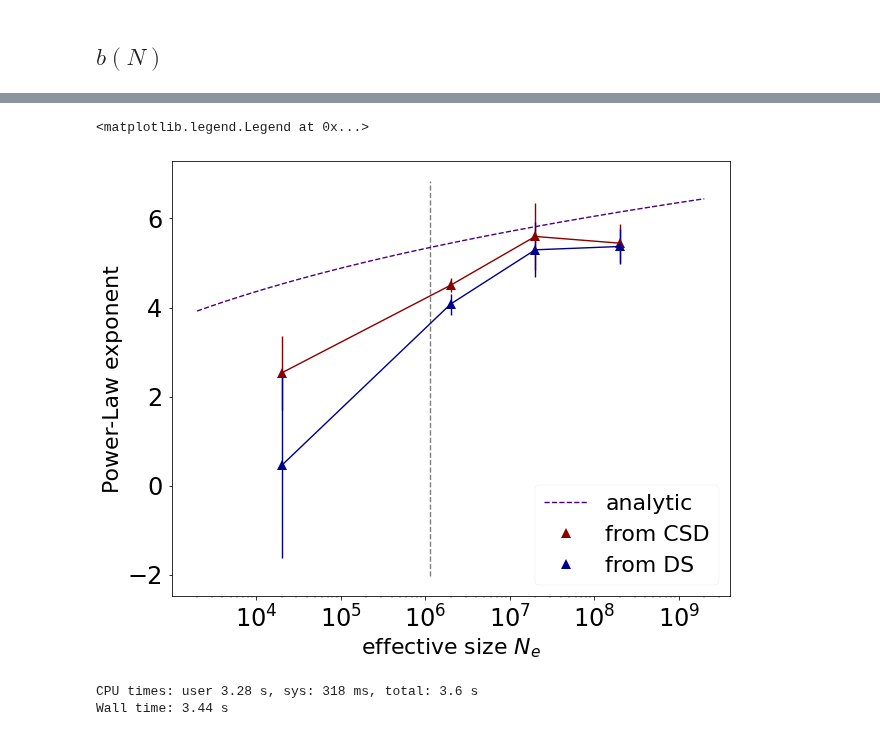
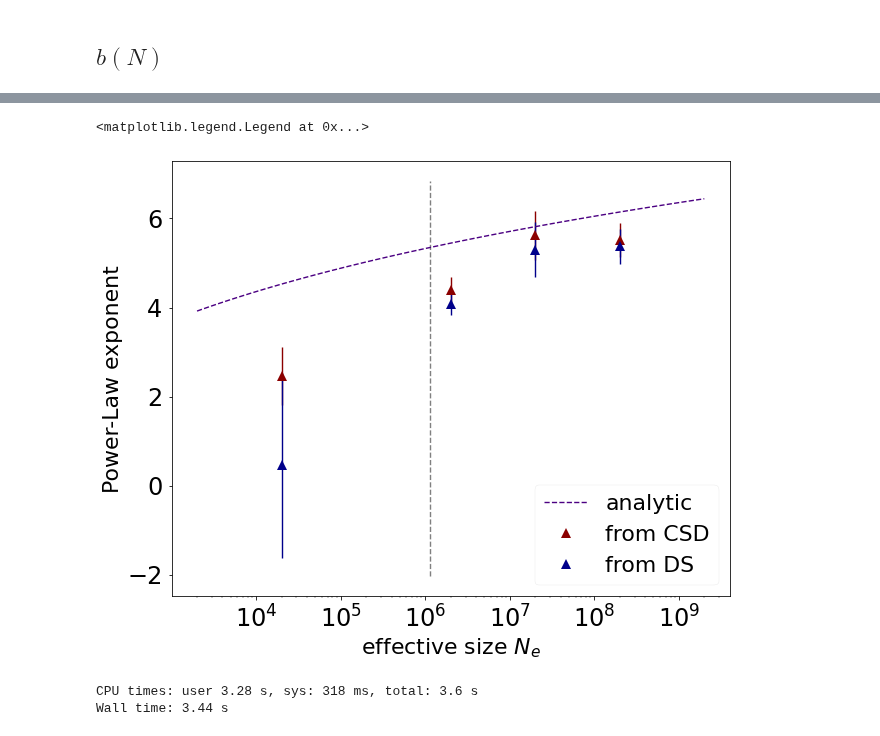
Before and after one commit to betoto008/Affinity_maturation, a Jupyter notebook: Jupyter_Notebooks/1_Dynamics.ipynb, the cells around one changed output, grey strips where cells are left out. Saved outputs shown, nothing was run; the diff lists cells and outputs as text; code cells hidden in the pictures.

```diff
--- a/Jupyter_Notebooks/1_Dynamics.ipynb
+++ b/Jupyter_Notebooks/1_Dynamics.ipynb
@@ -211,7 +211,7 @@ fig, ax = plt.subplots(figsize = (10,8))
 for k, N_dynamics in enumerate(Ns_dynamics):
     # ------- from clone size distribution -------
     data_bcells_ensemble = np.loadtxt(Text_files_path + 'Dynamics/Ensemble/bcells_ensemble_L-%d_N-%d_Antigen-'%(L, N_dynamics)+antigen+'_beta-%.1f_nu-%.1f_gamma-%.3f.txt'%(beta, nu, gamma))
-    clone_size_distribution = np.histogram(data_bcells_ensemble, bins = np.logspace(0,np.log10(np.max(data_bcells_ensemble)),19), density = True)
+    clone_size_distribution = np.histogram(data_bcells_ensemble, bins = np.logspace(0,np.log10(np.max(data_bcells_ensemble)),20), density = True)
     clone_size = (clone_size_distribution[1][:-1]+clone_size_distribution[1][1:])/2
     clone_size_counts = clone_size_distribution[0]
 
@@ -253,27 +253,27 @@ ax.legend(fontsize = 22, loc = 0)
 # %%
 mean_e =-28.945951714884234
 var_e = 9.378153782122688
 N_array=np.logspace(0, 6, 100)
 N_ensemble = 2e3
 e = np.linspace(-45.5, -40.2, 5)
 fig, ax = plt.subplots(figsize = (10,8))
 ax.plot(N_array*N_ensemble, ((-1*((-np.exp(3.5)*(np.log10(N_array*N_ensemble)**(0.15770589)))-mean_e)/(var_e))*beta/nu), linestyle = '--', color = 'indigo', label = 'analytic')
 ax.plot(Ns_dynamics*N_ensemble, -exponents_csd, marker = '^', color = 'darkred', linestyle = '', ms = 10, label = 'from CSD')
-ax.errorbar(x = Ns_dynamics*N_ensemble, y = -exponents_csd, yerr = 1.96*np.sqrt(vars_csd), color = 'darkred', capsize = 4)
+ax.errorbar(x = Ns_dynamics*N_ensemble, y = -exponents_csd, yerr = 1.96*np.sqrt(vars_csd), color = 'darkred', linestyle = '', capsize = 4)
 ax.plot(Ns_dynamics*N_ensemble, exponents_ds, marker = '^', color = 'darkblue', linestyle = '', ms = 10, label = 'from DS')
-ax.errorbar(x = Ns_dynamics*N_ensemble, y = exponents_ds, yerr = 1.96*(np.sqrt(vars_ds)*beta)/nu, color = 'darkblue', capsize = 4)
+ax.errorbar(x = Ns_dynamics*N_ensemble, y = exponents_ds, yerr = 1.96*(np.sqrt(vars_ds)*beta)/nu, color = 'darkblue', linestyle = '', capsize = 4)
 ax.vlines(10**((44/np.exp(3.5))**(1/0.15770589)), ax.get_ylim()[0], ax.get_ylim()[1], linestyle = 'dashed', color = 'grey')
 
 ax.set_xlabel('effective size $N_{e}$', fontsize = 22)
 ax.set_ylabel('Power-Law exponent', fontsize = 22)
 ax.tick_params(labelsize = 24)
 #ax.set_yscale('log')
 ax.set_xscale('log')
 ax.legend(fontsize = 22, loc = 0)
 #fig.savefig('../Figures/1_Dynamics/Exponent_clone_size_distribution_N.png')
 # %% [output]
 <matplotlib.legend.Legend at 0x...>
-[figure, old version]
+[figure, new version]
 # %%
 %%time
 n_seq = 500000
```
Also changed, not shown: parts of 5 cells of this notebook, 24 other files.
